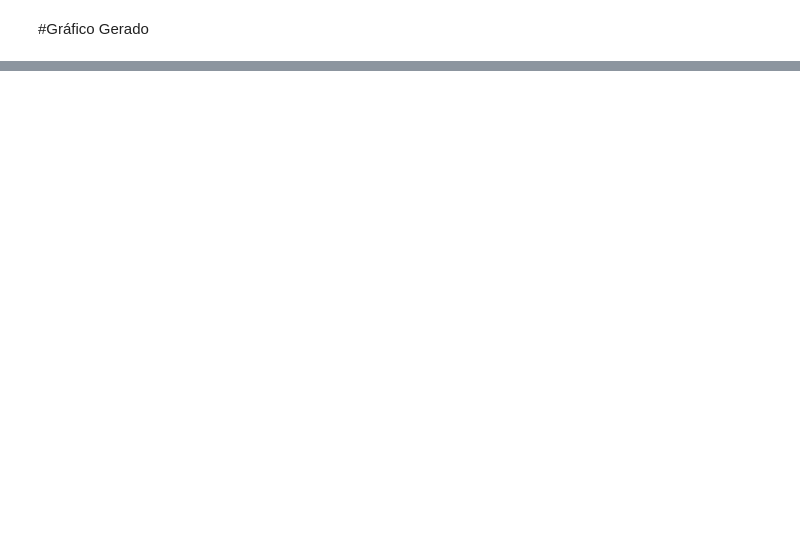
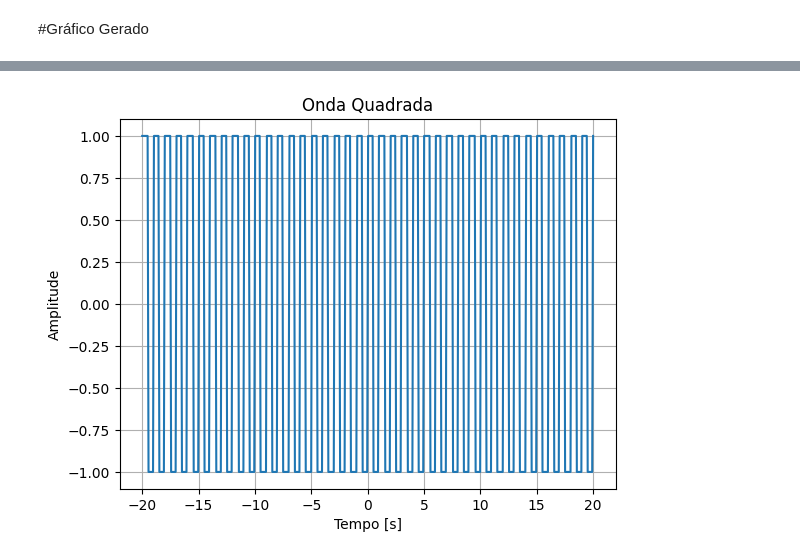
Before and after one commit to JWchester/Processamento-Digital-de-Sinais, a Jupyter notebook: 2 - Série de Fourier/Serie de Fourier.ipynb, the cells around one changed output, grey strips where cells are left out. Drawn from its saved outputs; the diff is of its cells as text; code cells hidden in the pictures; blank space fills up the shorter version.

```diff
--- a/2 - Série de Fourier/Serie de Fourier.ipynb
+++ b/2 - Série de Fourier/Serie de Fourier.ipynb
@@ -72,0 +210,20 @@ plot(x_t_re_val)
+# %%
+import numpy as np
+import matplotlib.pyplot as plt
+from scipy.signal import square
+
+t = np.linspace(-20, 20, 500)    # eixo do tempo
+freq = 1                     # frequência da onda quadrada em Hz
+
+# Gerar onda quadrada
+y = square(2 * np.pi * freq * t)
+
+# Plot
+plt.plot(t, y)
+plt.title('Onda Quadrada')
+plt.xlabel('Tempo [s]')
+plt.ylabel('Amplitude')
+plt.grid(True)
+plt.show()
+# %% [output]
+[figure, added]
```
Also changed, not shown: parts of 20 cells of this notebook.
